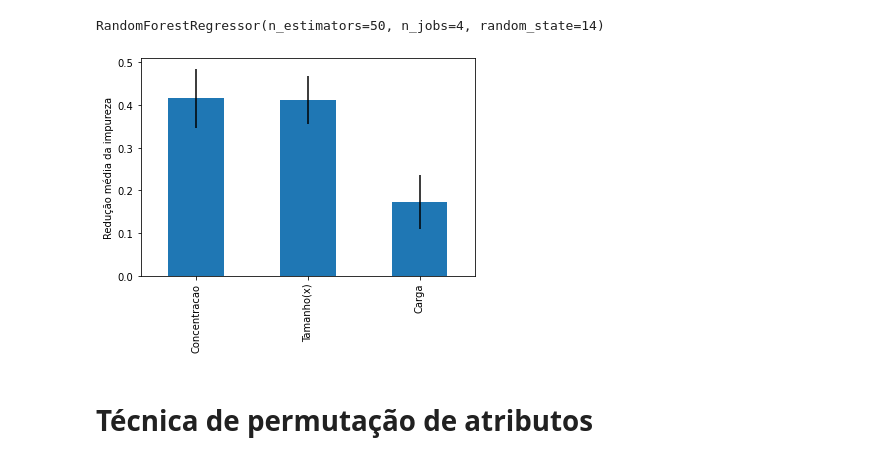
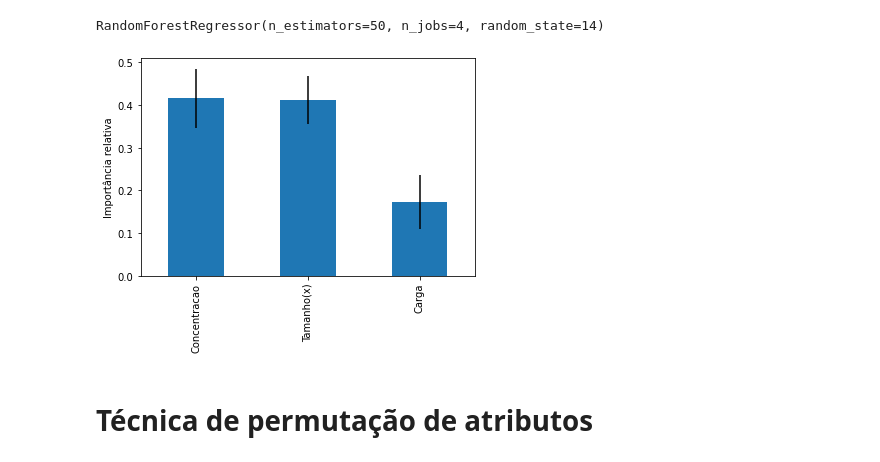
Before and after one commit to CaioHubit/MachinoloseAletoria, a Jupyter notebook: CELUPE/FlorestaAletoria.ipynb, the cells around one changed output. Saved outputs shown, nothing was run; the diff lists cells and outputs as text; code cells hidden in the pictures.

```diff
--- a/CELUPE/FlorestaAletoria.ipynb
+++ b/CELUPE/FlorestaAletoria.ipynb
@@ -151,19 +153,23 @@ modelo_rf.fit(X_treino, y_treino)
 # %% [output]
 RandomForestRegressor(n_estimators=50, n_jobs=4, random_state=14)
 # %%
+import matplotlib.pyplot as plt
+import numpy as np
+import pandas as pd
+
 importancia = modelo_rf.feature_importances_
 desvio_padrao = np.std(
     [arvore.feature_importances_ for arvore in modelo_rf.estimators_], axis=0
 )
 
 serie_importancia = pd.Series(importancia, index=FEATURES)
 
 fig, axe = plt.subplots()
 serie_importancia.plot.bar(yerr=desvio_padrao, ax=axe)
-axe.set_ylabel("Redução média da impureza")
+axe.set_ylabel("Importância relativa")
 plt.show()
 # %% [output]
-[figure, old version]
+[figure, new version]
 # %% [markdown]
 # Técnica de permutação de atributos
 # %%
```
Also changed, not shown: parts of 6 cells of this notebook, 1 other file.
